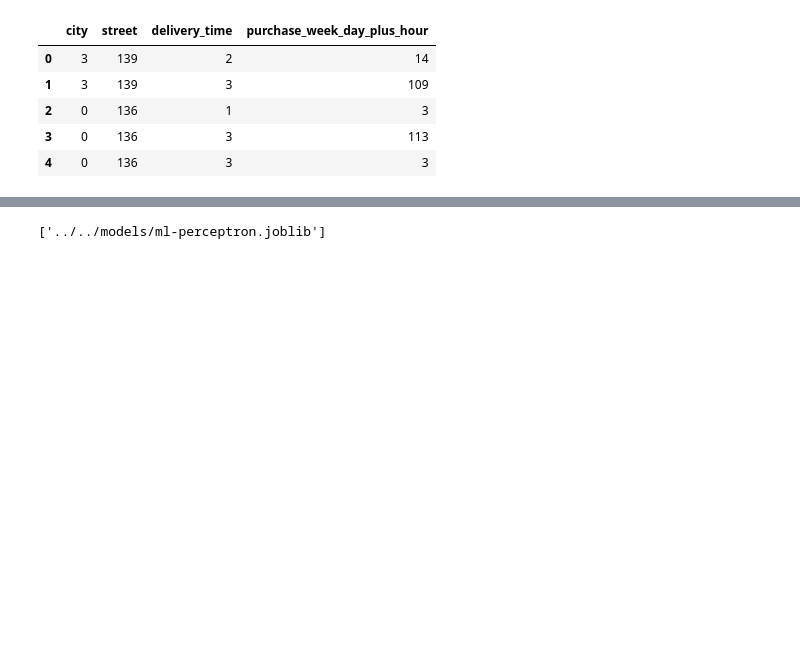
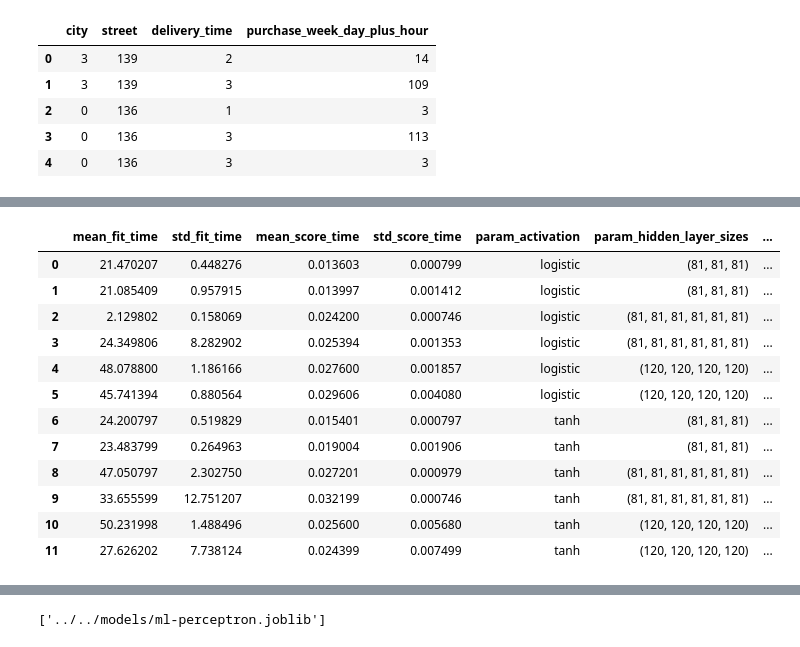
Before and after one commit to jakubZiel/AI-Engineering, a Jupyter notebook: notebooks/model_dev/models.ipynb, the cells around one changed output, grey strips where cells are left out. Drawn from its saved outputs; the diff is of its cells as text; code cells hidden in the pictures; blank space fills up the shorter version.

```diff
--- a/notebooks/model_dev/models.ipynb
+++ b/notebooks/model_dev/models.ipynb
@@ -98,0 +128,23 @@ svmc_Cross = cross_val_score(svmc, X, y, n_jobs = -1, cv = ms.KFold(shuffle = Tr
+# %%
+mlpc_grid = GridSearchCV(MLPClassifier(), {
+    'hidden_layer_sizes': [(81,81,81), (81,81,81,81,81,81), (120,120,120,120)],
+    'activation': ['logistic', 'tanh'],
+    'solver': ['lbfgs', 'adam']
+}, n_jobs = -1, cv = ms.KFold(shuffle = True))
+mlpc_grid.fit(X, y)
+df = pd.DataFrame(mlpc_grid.cv_results_)
+df.drop(columns=["split0_test_score", "split1_test_score", "split2_test_score", "split3_test_score", "split4_test_score"])
+# %% [output]
+|  | mean_fit_time | std_fit_time | mean_score_time | std_score_time | param_activation | param_hidden_layer_sizes | ... |
+| 0 | 21.470207 | 0.448276 | 0.013603 | 0.000799 | logistic | (81, 81, 81) | ... |
+| 1 | 21.085409 | 0.957915 | 0.013997 | 0.001412 | logistic | (81, 81, 81) | ... |
+| 2 | 2.129802 | 0.158069 | 0.024200 | 0.000746 | logistic | (81, 81, 81, 81, 81, 81) | ... |
+| 3 | 24.349806 | 8.282902 | 0.025394 | 0.001353 | logistic | (81, 81, 81, 81, 81, 81) | ... |
+| 4 | 48.078800 | 1.186166 | 0.027600 | 0.001857 | logistic | (120, 120, 120, 120) | ... |
+| 5 | 45.741394 | 0.880564 | 0.029606 | 0.004080 | logistic | (120, 120, 120, 120) | ... |
+| 6 | 24.200797 | 0.519829 | 0.015401 | 0.000797 | tanh | (81, 81, 81) | ... |
+| 7 | 23.483799 | 0.264963 | 0.019004 | 0.001906 | tanh | (81, 81, 81) | ... |
+| 8 | 47.050797 | 2.302750 | 0.027201 | 0.000979 | tanh | (81, 81, 81, 81, 81, 81) | ... |
+| 9 | 33.655599 | 12.751207 | 0.032199 | 0.000746 | tanh | (81, 81, 81, 81, 81, 81) | ... |
+| 10 | 50.231998 | 1.488496 | 0.025600 | 0.005680 | tanh | (120, 120, 120, 120) | ... |
+| 11 | 27.626202 | 7.738124 | 0.024399 | 0.007499 | tanh | (120, 120, 120, 120) | ... |
```
Also changed, not shown: parts of 18 cells of this notebook, 4 other files.
